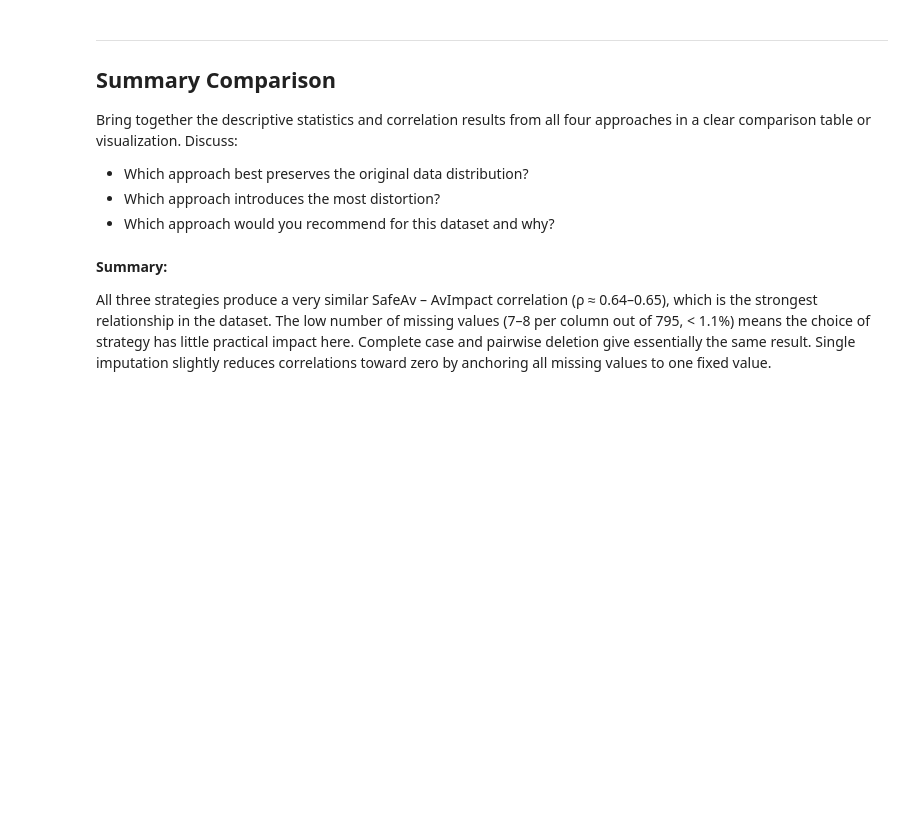
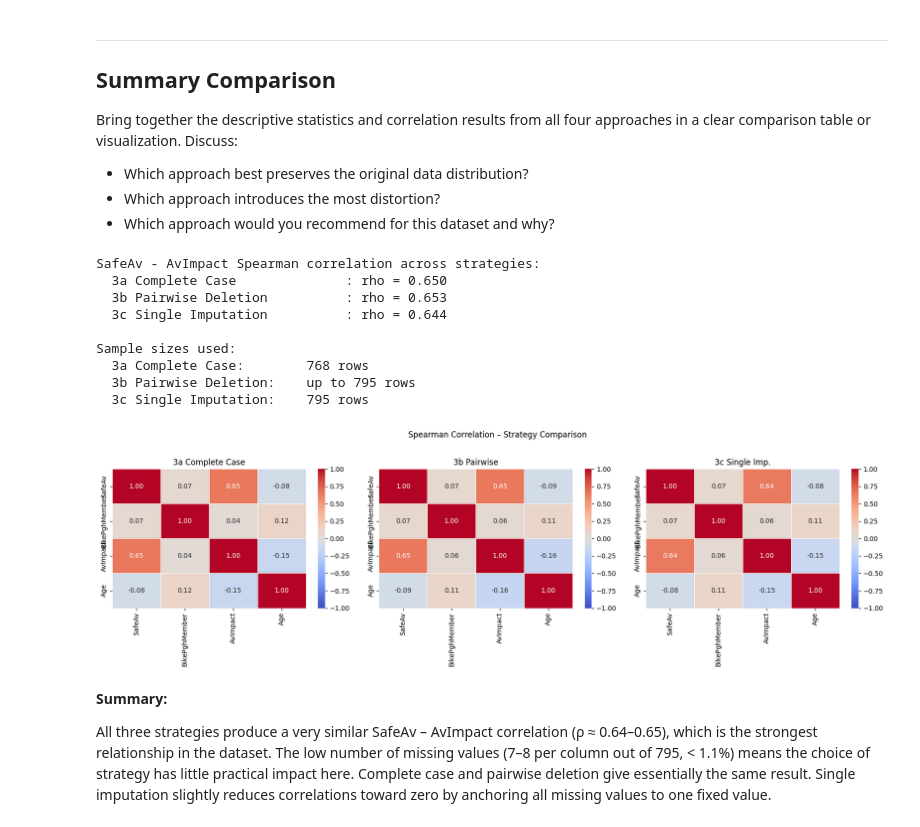
Before and after one commit to athi2210/DA-Lab-group, a Jupyter notebook: data_quality_missing_values.ipynb, the cells around one changed output. Cells and saved outputs as stored; diff of their text form; code cells hidden in the pictures; blank space fills up the shorter version.

```diff
--- a/data_quality_missing_values.ipynb
+++ b/data_quality_missing_values.ipynb
@@ -391,28 +391,39 @@ Bring together the descriptive statistics and correlation results from all four
 # %%
 print('SafeAv - AvImpact Spearman correlation across strategies:')
 summary = {
     '3a Complete Case':     df_enc.corr(method='spearman').loc['SafeAv', 'AvImpact'],
     '3b Pairwise Deletion': df_av_enc.corr(method='spearman', min_periods=1).loc['SafeAv', 'AvImpact'],
     '3c Single Imputation': df_single_enc.corr(method='spearman').loc['SafeAv', 'AvImpact'],
-}
+} # create a summary dictionary to store the Spearman correlation
 for method, rho in summary.items():
-    print(f'  {method:30s}: rho = {rho:.3f}')
+    print(f'  {method:30s}: rho = {rho:.3f}') # print the Spearman correlation between SafeAv and AvImpact for each of the three strategies in a formatted manner
 
 print('\nSample sizes used:')
 print(f'  3a Complete Case:        {len(df_enc)} rows')
 print(f'  3b Pairwise Deletion:    up to {len(df_av_enc)} rows')
 print(f'  3c Single Imputation:    {len(df_single_enc)} rows')
 
 fig, axes = plt.subplots(1, 3, figsize=(17, 5))
 titles = ['3a Complete Case', '3b Pairwise', '3c Single Imp.']
-corr_list = [corr_3a, corr_3b, corr_3c]
+corr_list = [corr_3a, corr_3b, corr_3c] # create lists of titles and correlation matrices for the three strategies to facilitate plotting in a loop
 for ax, title, corr in zip(axes, titles, corr_list):
     sns.heatmap(corr, annot=True, fmt='.2f', cmap='coolwarm', center=0,
-                linewidths=0.5, ax=ax, vmin=-1, vmax=1)
+                linewidths=0.5, ax=ax, vmin=-1, vmax=1) # visualize the Spearman correlation
     ax.set_title(title)
 plt.suptitle('Spearman Correlation – Strategy Comparison', y=1.02)
 plt.tight_layout()
 plt.show()
+# %% [output]
+SafeAv - AvImpact Spearman correlation across strategies:
+  3a Complete Case              : rho = 0.650
+  3b Pairwise Deletion          : rho = 0.653
+  3c Single Imputation          : rho = 0.644
+
+Sample sizes used:
+  3a Complete Case:        768 rows
+  3b Pairwise Deletion:    up to 795 rows
+  3c Single Imputation:    795 rows
+[figure, added]
 # %% [markdown]
 **Summary:**
 
```
